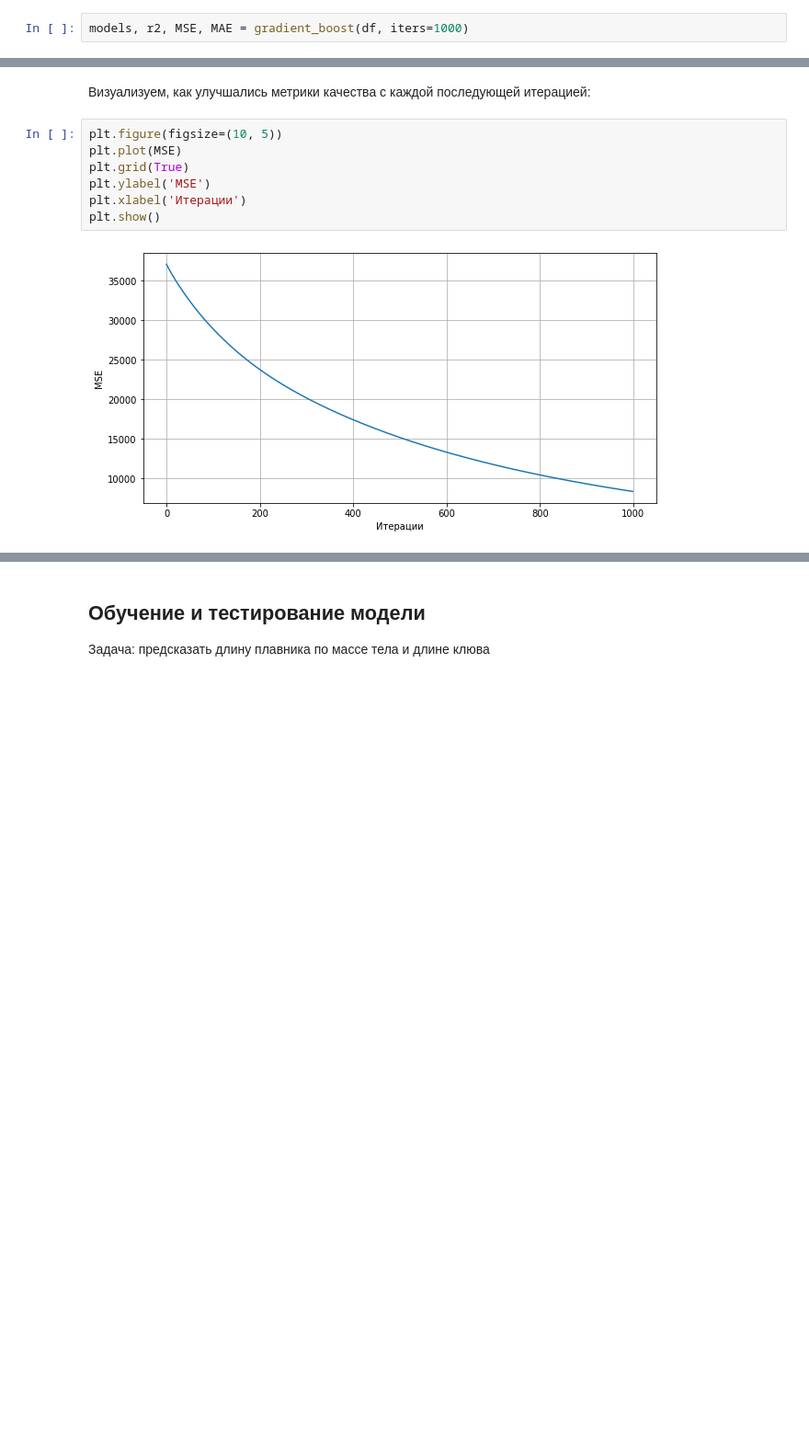
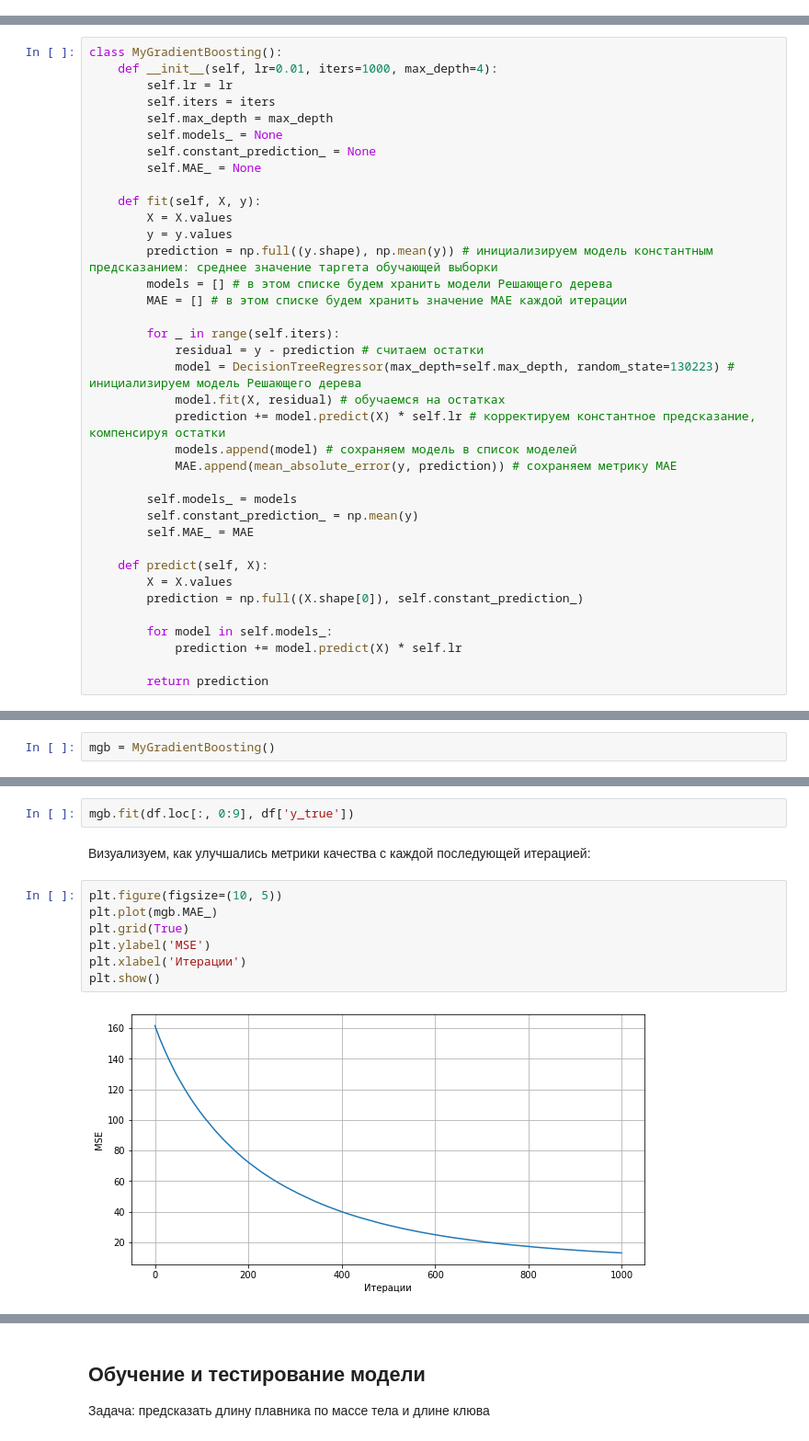
Before and after one commit to aleksandr-del/machine-learning-algorithms-from-scratch, a Jupyter notebook: graident_boosting_from_scratch.ipynb, the cells around one changed output, grey strips where cells are left out. Shown at 92% size. Saved outputs shown, nothing was run; the diff lists cells and outputs as text; blank space fills up the shorter version.

```diff
--- a/graident_boosting_from_scratch.ipynb
+++ b/graident_boosting_from_scratch.ipynb
@@ -151,2 +114,0 @@ def gradient_boost(df, lr=0.01, iters=100, max_leaf_nodes=2):
-# %%
-models, r2, MSE, MAE = gradient_boost(df, iters=1000)
@@ -152,0 +117,37 @@ models, r2, MSE, MAE = gradient_boost(df, iters=1000)
+# %%
+class MyGradientBoosting():
+    def __init__(self, lr=0.01, iters=1000, max_depth=4):
+        self.lr = lr
+        self.iters = iters
+        self.max_depth = max_depth
+        self.models_ = None
+        self.constant_prediction_ = None
+        self.MAE_ = None
+
+    def fit(self, X, y):
+        X = X.values
+        y = y.values
+        prediction = np.full((y.shape), np.mean(y)) # инициализируем модель константным предсказанием: среднее значение таргета обучающей выборки
+        models = [] # в этом списке будем хранить модели Решающего дерева
+        MAE = [] # в этом списке будем хранить значение МАЕ каждой итерации
+
+        for _ in range(self.iters):
+            residual = y - prediction # считаем остатки
+            model = DecisionTreeRegressor(max_depth=self.max_depth, random_state=130223) # инициализируем модель Решающего дерева
+            model.fit(X, residual) # обучаемся на остатках
+            prediction += model.predict(X) * self.lr # корректируем константное предсказание, компенсируя остатки
+            models.append(model) # сохраняем модель в список моделей
+            MAE.append(mean_absolute_error(y, prediction)) # сохраняем метрику МАЕ
+
+        self.models_ = models
+        self.constant_prediction_ = np.mean(y)
+        self.MAE_ = MAE
+
+    def predict(self, X):
+        X = X.values
+        prediction = np.full((X.shape[0]), self.constant_prediction_)
+
+        for model in self.models_:
+            prediction += model.predict(X) * self.lr
+
+        return prediction
@@ -152,0 +156,2 @@ models, r2, MSE, MAE = gradient_boost(df, iters=1000)
+# %%
+mgb = MyGradientBoosting()
@@ -153,11 +160,13 @@ models, r2, MSE, MAE = gradient_boost(df, iters=1000)
+# %%
+mgb.fit(df.loc[:, 0:9], df['y_true'])
 # %% [markdown]
 Визуализуем, как улучшались метрики качества с каждой последующей итерацией:
 # %%
 plt.figure(figsize=(10, 5))
-plt.plot(MSE)
+plt.plot(mgb.MAE_)
 plt.grid(True)
 plt.ylabel('MSE')
 plt.xlabel('Итерации')
 plt.show()
 # %% [output]
-[figure, old version]
+[figure, new version]
```
Also changed, not shown: parts of 26 cells of this notebook.
